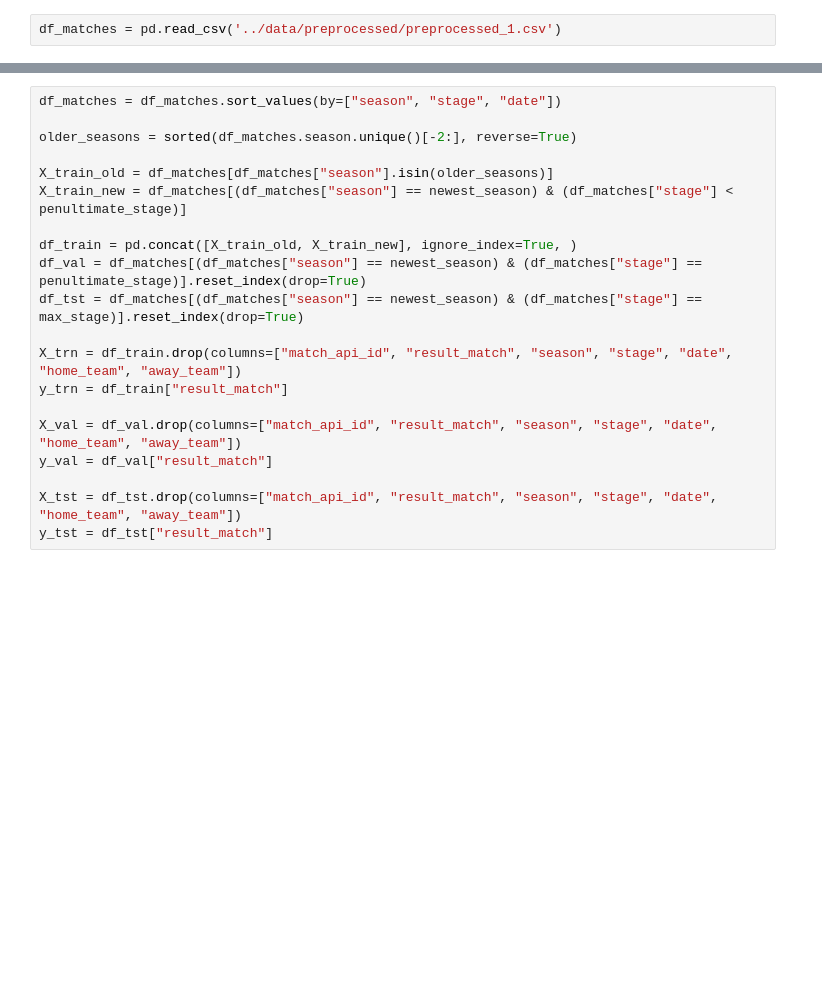
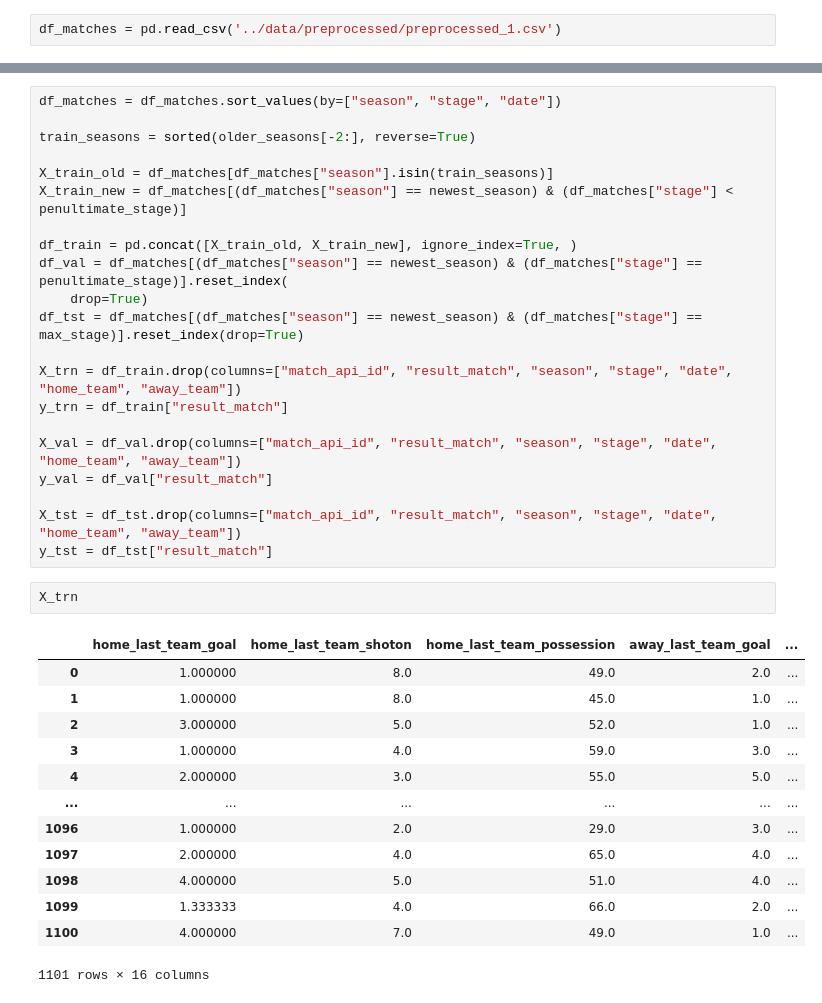
Before and after one commit to kamil0920/football_result_prediction-v2, a Jupyter notebook: src/eda.ipynb, the cells around one changed output, grey strips where cells are left out. Saved outputs shown, nothing was run; the diff lists cells and outputs as text; blank space fills up the shorter version.

```diff
--- a/src/eda.ipynb
+++ b/src/eda.ipynb
@@ -81,13 +83,14 @@ plt.show()
 # %%
 df_matches = df_matches.sort_values(by=["season", "stage", "date"])
 
-older_seasons = sorted(df_matches.season.unique()[-2:], reverse=True)
+train_seasons = sorted(older_seasons[-2:], reverse=True)
 
-X_train_old = df_matches[df_matches["season"].isin(older_seasons)]
+X_train_old = df_matches[df_matches["season"].isin(train_seasons)]
 X_train_new = df_matches[(df_matches["season"] == newest_season) & (df_matches["stage"] < penultimate_stage)]
 
 df_train = pd.concat([X_train_old, X_train_new], ignore_index=True, )
-df_val = df_matches[(df_matches["season"] == newest_season) & (df_matches["stage"] == penultimate_stage)].reset_index(drop=True)
+df_val = df_matches[(df_matches["season"] == newest_season) & (df_matches["stage"] == penultimate_stage)].reset_index(
+    drop=True)
 df_tst = df_matches[(df_matches["season"] == newest_season) & (df_matches["stage"] == max_stage)].reset_index(drop=True)
 
 X_trn = df_train.drop(columns=["match_api_id", "result_match", "season", "stage", "date", "home_team", "away_team"])
@@ -98,3 +101,19 @@ y_val = df_val["result_match"]
 
 X_tst = df_tst.drop(columns=["match_api_id", "result_match", "season", "stage", "date", "home_team", "away_team"])
 y_tst = df_tst["result_match"]
+# %%
+X_trn
+# %% [output]
+|  | home_last_team_goal | home_last_team_shoton | home_last_team_possession | away_last_team_goal | ... |
+| 0 | 1.000000 | 8.0 | 49.0 | 2.0 | ... |
+| 1 | 1.000000 | 8.0 | 45.0 | 1.0 | ... |
+| 2 | 3.000000 | 5.0 | 52.0 | 1.0 | ... |
+| 3 | 1.000000 | 4.0 | 59.0 | 3.0 | ... |
+| 4 | 2.000000 | 3.0 | 55.0 | 5.0 | ... |
+| ... | ... | ... | ... | ... | ... |
+| 1096 | 1.000000 | 2.0 | 29.0 | 3.0 | ... |
+| 1097 | 2.000000 | 4.0 | 65.0 | 4.0 | ... |
+| 1098 | 4.000000 | 5.0 | 51.0 | 4.0 | ... |
+| 1099 | 1.333333 | 4.0 | 66.0 | 2.0 | ... |
+| 1100 | 4.000000 | 7.0 | 49.0 | 1.0 | ... |
+1101 rows × 16 columns
```
Also changed, not shown: parts of 7 cells of this notebook.
